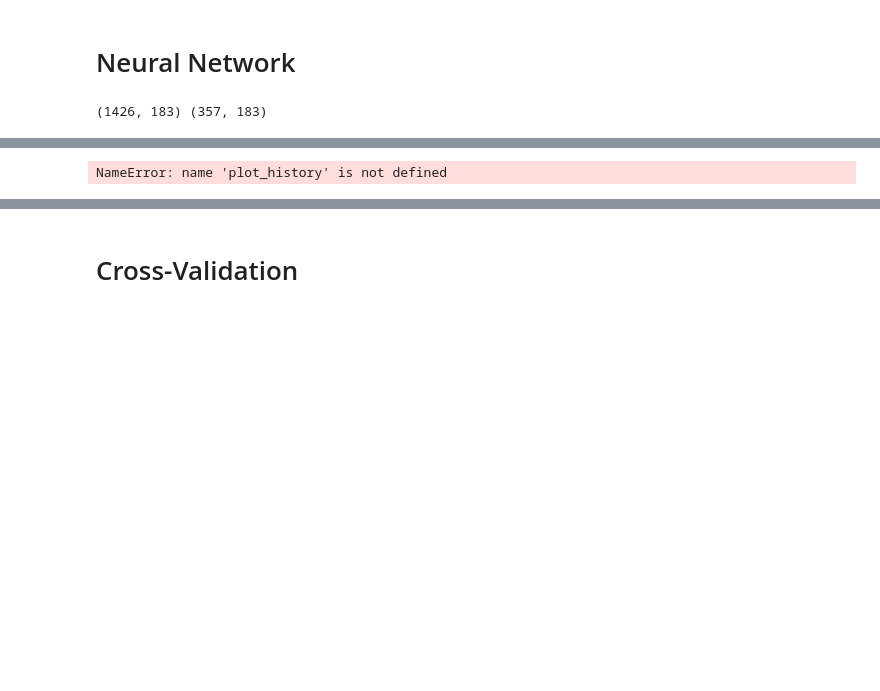
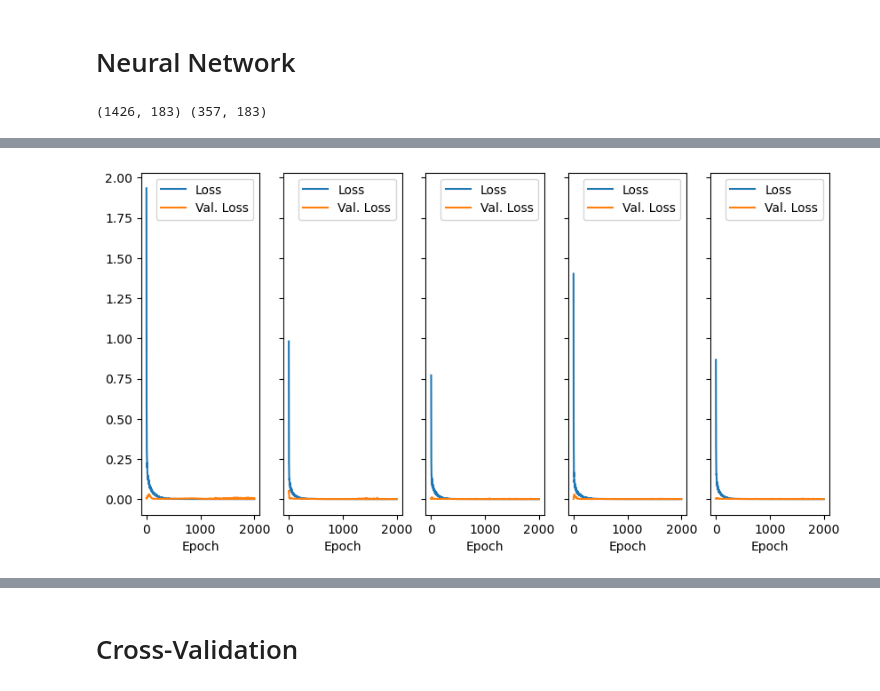
Before and after one commit to denyskononenko/smcp, a Jupyter notebook: backend/ml/model.ipynb, the cells around one changed output, grey strips where cells are left out. Cells and saved outputs as stored; diff of their text form; code cells hidden in the pictures; blank space fills up the shorter version.

Commit message:
fix: save of the model result is added

```diff
--- a/backend/ml/model.ipynb
+++ b/backend/ml/model.ipynb
@@ -158,9 +158,6 @@ def plot_history(histories, save=False):
     end_to_end_val_loss = []
 
     for i, ax in enumerate(axes.flatten()):
-        end_to_end_epoch_indx += [_ for _ in range(len(histories[i].history['loss']))]
-        end_to_end_loss += histories[i].history['loss']
-        end_to_end_val_loss += histories[i].history['val_loss']
 
         ax.plot(histories[i].history['loss'], label='Loss')
         if 'val_loss' in histories[i].history:
@@ -169,6 +166,11 @@ def plot_history(histories, save=False):
         ax.set_xlabel('Epoch')
     plt.show()
 
+    for i in range(len(histories)):
+        end_to_end_epoch_indx += [_ for _ in range(len(histories[i].history['loss']))]
+        end_to_end_loss += histories[i].history['loss']
+        end_to_end_val_loss += histories[i].history['val_loss']
+
     last_loss = [_.history['loss'][-1] for _ in histories]
 
     time_stamp = make_timestamp()
@@ -176,7 +178,7 @@ def plot_history(histories, save=False):
     data = np.column_stack((end_to_end_epoch_indx, end_to_end_loss, end_to_end_val_loss))
 
     if save:
-        np.savetxt(f'eval_results/history_{EPOCHS}_epoch_{N_ESTIMATORS}_estimators.cvs', data, fmt='%s', delimeter=',', header=header)
+        np.savetxt(f'eval_results/history_{EPOCHS}_epoch_{N_ESTIMATORS}_estimators.csv', data, fmt='%s', delimiter=',', header=header)
 
 
 
@@ -345,9 +346,9 @@ Trainable params: 34,913
 Non-trainable params: 480
 _________________________________________________________________
 # %%
-plot_history(meta_ann.histories, save=False)
+plot_history(meta_ann.histories, save=True)
 # %% [output]
-NameError: name 'plot_history' is not defined
+[figure, added]
 # %%
 evaluate_estimator(meta_ann, X_test, Y_test, X_train, Y_train, save_plot=False)
 # %% [output]
```
Also changed, not shown: parts of 8 cells of this notebook.
